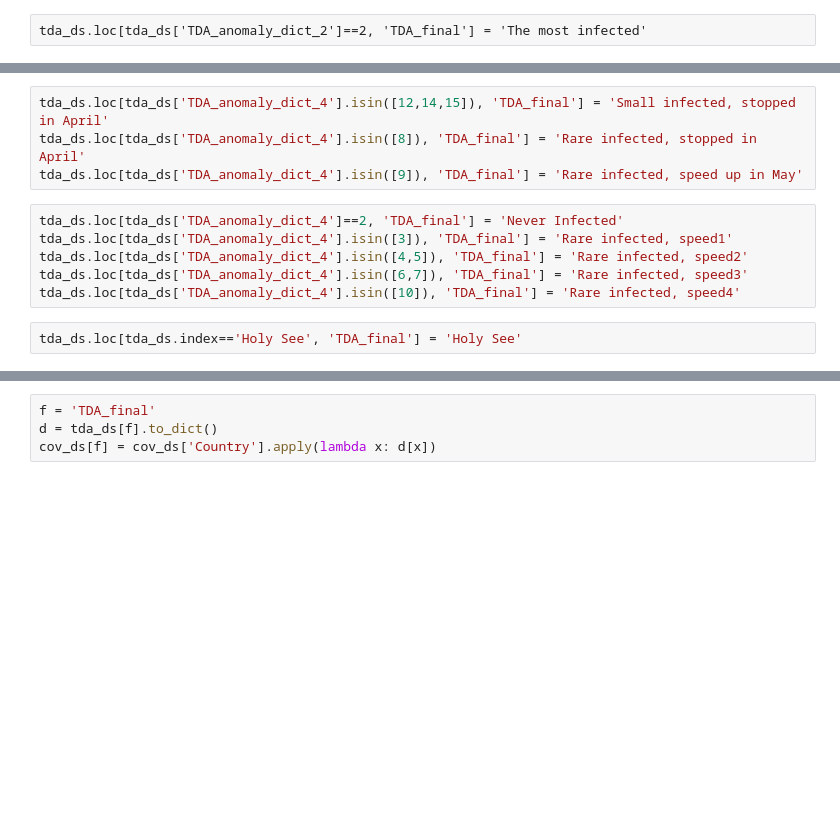
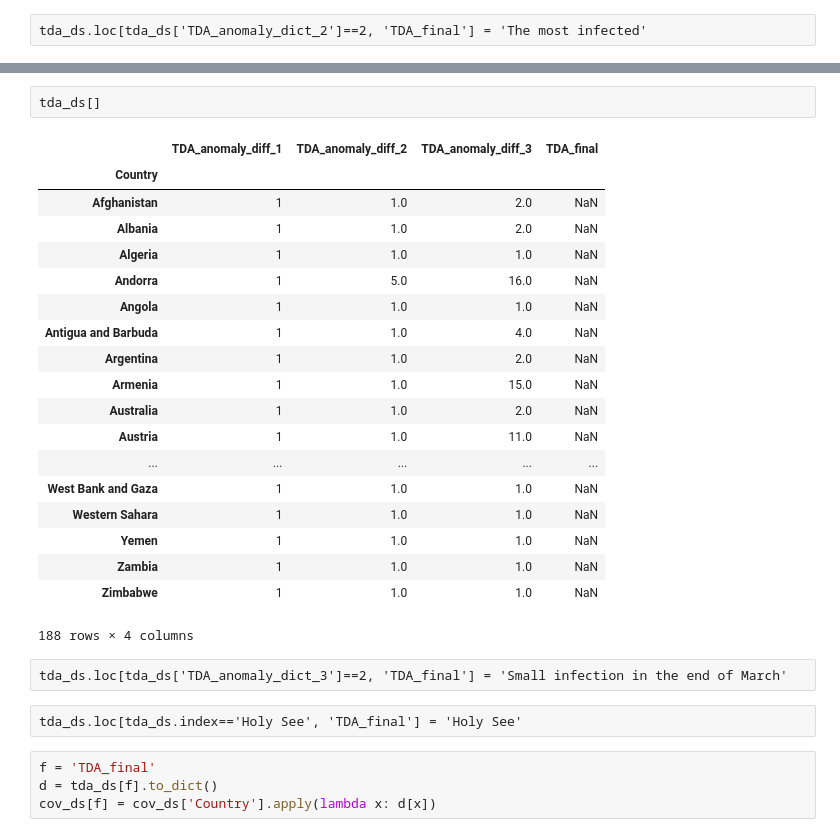
Before and after one commit to ChernovAndrey/Network-Science-Project-2, a Jupyter notebook: notebooks/ed-24.06.2020-Analyze_TDA_diff.ipynb, the cells around one changed output, grey strips where cells are left out. Saved outputs shown, nothing was run; the diff lists cells and outputs as text; blank space fills up the shorter version.

```diff
--- a/notebooks/ed-24.06.2020-Analyze_TDA_diff.ipynb
+++ b/notebooks/ed-24.06.2020-Analyze_TDA_diff.ipynb
@@ -349,12 +315,0 @@ plt.show()
-# %%
-tda_ds.loc[tda_ds['TDA_anomaly_dict_4'].isin([12,14,15]), 'TDA_final'] = 'Small infected, stopped in April'
-tda_ds.loc[tda_ds['TDA_anomaly_dict_4'].isin([8]), 'TDA_final'] = 'Rare infected, stopped in April'
-tda_ds.loc[tda_ds['TDA_anomaly_dict_4'].isin([9]), 'TDA_final'] = 'Rare infected, speed up in May'
-# %%
-tda_ds.loc[tda_ds['TDA_anomaly_dict_4']==2, 'TDA_final'] = 'Never Infected'
-tda_ds.loc[tda_ds['TDA_anomaly_dict_4'].isin([3]), 'TDA_final'] = 'Rare infected, speed1'
-tda_ds.loc[tda_ds['TDA_anomaly_dict_4'].isin([4,5]), 'TDA_final'] = 'Rare infected, speed2'
-tda_ds.loc[tda_ds['TDA_anomaly_dict_4'].isin([6,7]), 'TDA_final'] = 'Rare infected, speed3'
-tda_ds.loc[tda_ds['TDA_anomaly_dict_4'].isin([10]), 'TDA_final'] = 'Rare infected, speed4'
-# %%
-tda_ds.loc[tda_ds.index=='Holy See', 'TDA_final'] = 'Holy See'
@@ -361,3 +354,29 @@ tda_ds.loc[tda_ds.index=='Holy See', 'TDA_final'] = 'Holy See'
+# %%
+tda_ds[]
+# %% [output]
+|  | TDA_anomaly_diff_1 | TDA_anomaly_diff_2 | TDA_anomaly_diff_3 | TDA_final |
+| Country |  |  |  |  |
+| Afghanistan | 1 | 1.0 | 2.0 | NaN |
+| Albania | 1 | 1.0 | 2.0 | NaN |
+| Algeria | 1 | 1.0 | 1.0 | NaN |
+| Andorra | 1 | 5.0 | 16.0 | NaN |
+| Angola | 1 | 1.0 | 1.0 | NaN |
+| Antigua and Barbuda | 1 | 1.0 | 4.0 | NaN |
+| Argentina | 1 | 1.0 | 2.0 | NaN |
+| Armenia | 1 | 1.0 | 15.0 | NaN |
+| Australia | 1 | 1.0 | 2.0 | NaN |
+| Austria | 1 | 1.0 | 11.0 | NaN |
+| ... | ... | ... | ... | ... |
+| West Bank and Gaza | 1 | 1.0 | 1.0 | NaN |
+| Western Sahara | 1 | 1.0 | 1.0 | NaN |
+| Yemen | 1 | 1.0 | 1.0 | NaN |
+| Zambia | 1 | 1.0 | 1.0 | NaN |
+| Zimbabwe | 1 | 1.0 | 1.0 | NaN |
+188 rows × 4 columns
+# %% [raw]
+tda_ds.loc[tda_ds['TDA_anomaly_dict_3']==2, 'TDA_final'] = 'Small infection in the end of March'
+# %% [raw]
+tda_ds.loc[tda_ds.index=='Holy See', 'TDA_final'] = 'Holy See'
 # %%
 f = 'TDA_final'
 d = tda_ds[f].to_dict()
```
Also changed, not shown: parts of 18 cells of this notebook, 2 other files.
